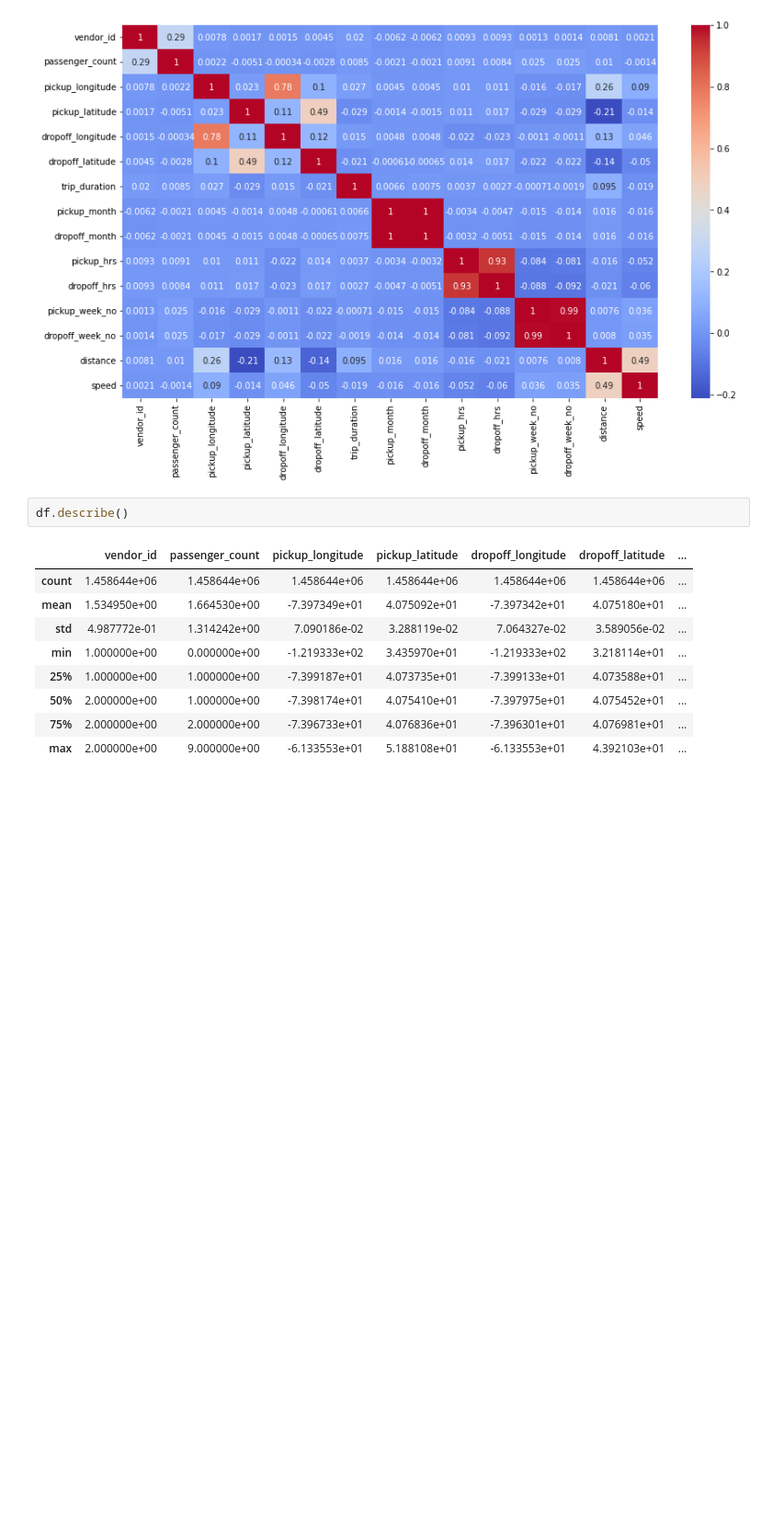
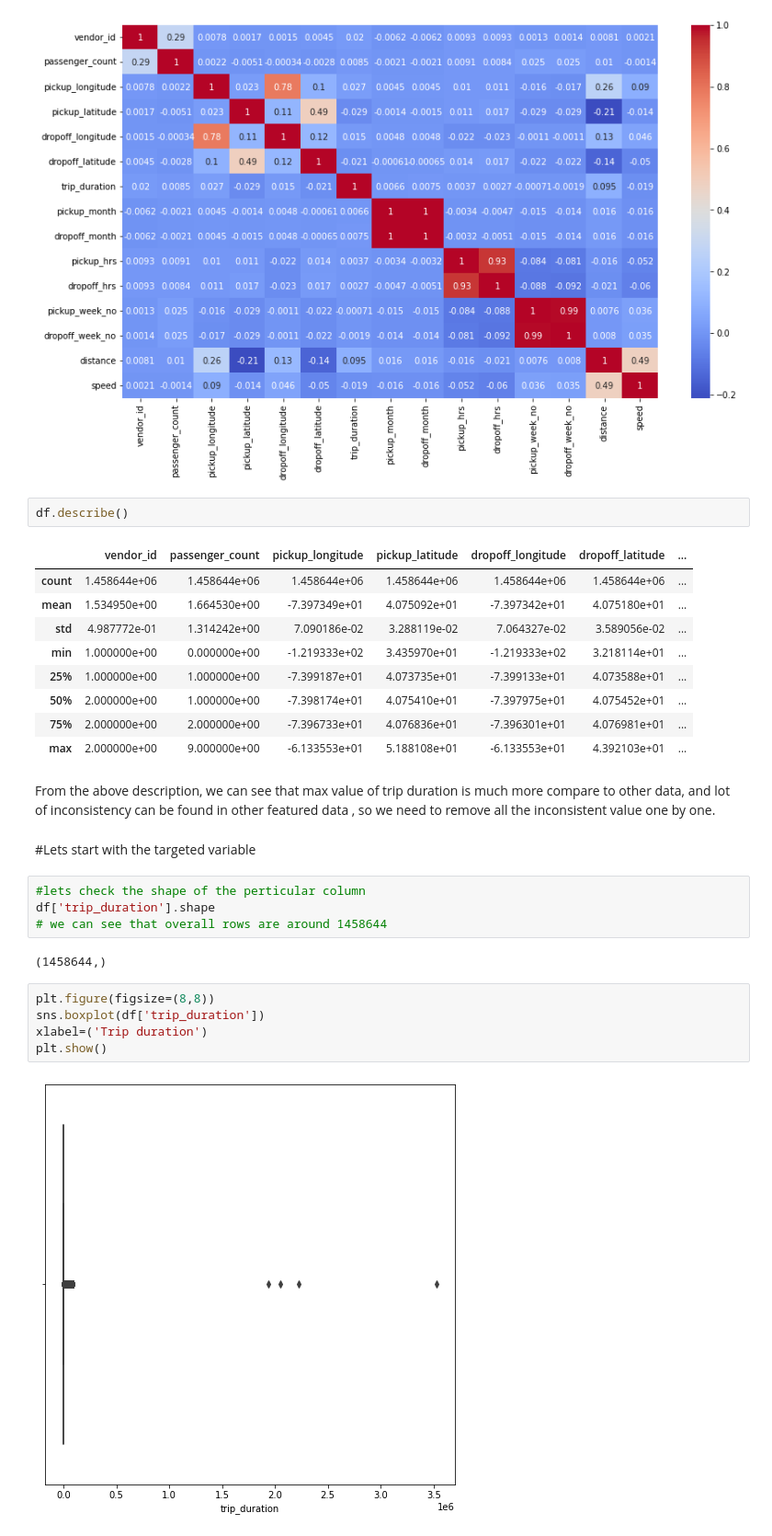
Before and after one commit to Arun1374/NYC-Taxi-Trip-Time-Prediction---Capstone-Project, a Jupyter notebook: NYC_Taxi_Trip_Time_Prediction_Capstone_Project.ipynb, the cells around one changed output. Shown at 92% size. Saved outputs shown, nothing was run; the diff lists cells and outputs as text; blank space fills up the shorter version.

Commit message:
Checking for Outliers Present as well as Deleting those outliers

```diff
--- a/NYC_Taxi_Trip_Time_Prediction_Capstone_Project.ipynb
+++ b/NYC_Taxi_Trip_Time_Prediction_Capstone_Project.ipynb
@@ -369,3 +371,20 @@ df.describe()
 | 50% | 2.000000e+00 | 1.000000e+00 | -7.398174e+01 | 4.075410e+01 | -7.397975e+01 | 4.075452e+01 | ... |
 | 75% | 2.000000e+00 | 2.000000e+00 | -7.396733e+01 | 4.076836e+01 | -7.396301e+01 | 4.076981e+01 | ... |
 | max | 2.000000e+00 | 9.000000e+00 | -6.133553e+01 | 5.188108e+01 | -6.133553e+01 | 4.392103e+01 | ... |
+# %% [markdown]
+From the above description, we can see that max value of trip duration is much more compare to other data, and lot of inconsistency can be found in other featured data , so we need to remove all the inconsistent value one by one.
+# %% [markdown]
+#Lets start with the targeted variable
+# %%
+#lets check the shape of the perticular column
+df['trip_duration'].shape
+# we can see that overall rows are around 1458644
+# %% [output]
+(1458644,)
+# %%
+plt.figure(figsize=(8,8))
+sns.boxplot(df['trip_duration'])
+xlabel=('Trip duration')
+plt.show()
+# %% [output]
+[figure, added]
```
Also changed, not shown: parts of 31 cells of this notebook.
